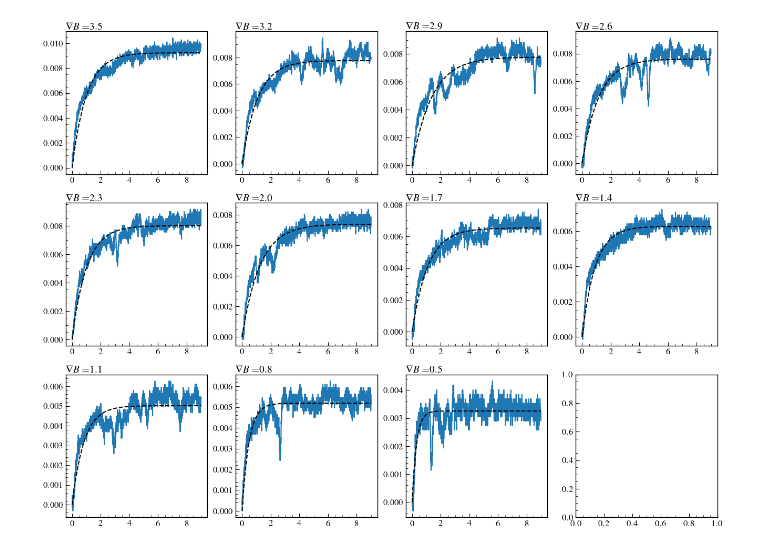
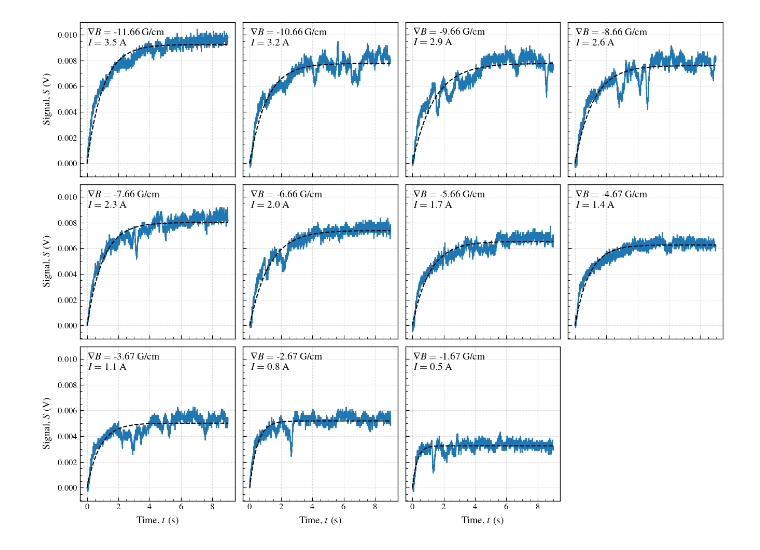
Before and after one commit to nrneubert/AEIEP, a Jupyter notebook: MOT/gradient.ipynb, the cells around one changed output. Saved outputs shown, nothing was run; the diff lists cells and outputs as text; code cells hidden in the pictures.

Commit message:
finished gradient..

```diff
--- a/MOT/gradient.ipynb
+++ b/MOT/gradient.ipynb
@@ -7,30 +7,35 @@ from scipy.optimize import curve_fit
 import sys
 sys.path.append('../')
 import mp1_config
-from tqdm import tqdm
-
-path = "./Data/Gradient/"
-all_files = sorted([os.path.join(path, file) for file in os.listdir(path)])
 
 def strip_file_name(file_name: str) :
     return int(file_name.split(sep='_')[-1].split('.csv')[0])
 
-def get_gradient(file_name: str) :
-    global files
+def get_amps(file_name: str) :
+    global all_files
     number = strip_file_name(file_name)
-    first_number = strip_file_name(files[0])
+    first_number = strip_file_name(all_files[0])
     gradient = (3.5 - 0.3*(number - first_number))
     return np.around(gradient,1)
+
+def get_gradient(I) :
+    N = 80 # unitless, #turns for both coils
+    R = 0.04 # m, radius of coils
+    L = 0.08 # m, distance between coils
+    mu = 4*np.pi*1e-7 #N / A^2
+    geometry= R**2 * L / (R**2 + L**2/4)**(5/2)
+    result = - mu * 3/2 * I * N * geometry # T / m
+    dBdx = result *1e4/1e2 # G / cm
+    return dBdx
 
 def remove_trigger(time: np.array, signal:  np.array) :
     mask = time >= 0
     return (time[mask], signal[mask])
 
-def load_data(file: str, normalization=1) :
+def load_data(file: str) :
     data = np.loadtxt(file, skiprows=2, delimiter=',')
     time, signal = remove_trigger(data[:,0], data[:,1])
     signal = signal - signal[0]
-    signal = signal / normalization
 
     return time, signal
 
@@ -52,27 +60,41 @@ def plot_fit(ax, popt, pcov, time, signal) :
 # %%
 rows, cols = 3, 4
-fig, axs = plt.subplots(3,4, figsize=(4*cols, 4*rows))
+fig, axs = plt.subplots(rows,cols, figsize=(4*cols, 4*rows), sharex=True, sharey=True)
+fig.subplots_adjust(wspace=0.05, hspace=0.05)
 
 norm = 1
 
+amps = []
 grad_bs = []
 a_opts = []
 tau_opts = []
 
 zips = zip(all_files, axs.flatten())
 for i, (file_to_use, ax) in enumerate(zips) :
 
-    b_field = get_gradient(file_to_use)
-    time, signal = load_data(file_to_use, index)
+    amp = get_amps(file_to_use)
+    b_field = get_gradient(amp)
+
+    time, signal = load_data(file_to_use)
 
     popt, pcov = fit_exponential(time, signal)
 
     ax.plot(time, signal)
-    ax.set_title(rf'$\nabla B = ${b_field}', pad=-20, loc='left')
     plot_fit(ax, popt, pcov, time, signal)
 
+    ax.set_title(rf'$\nabla B =$ {b_field:.2f} G/cm'+'\n'+rf'$I =$ {amp} A', pad=-20, loc='left', transform=ax.transAxes, x=0.05, y=0.85, fontsize=14)
+    ax.grid(alpha=0.25)
+
+    amps.append(amp)
     grad_bs.append(b_field)
     a_opts.append(popt[0])
     tau_opts.append(popt[1])
+
+miss_subplots = (rows*cols) - len(all_files)
+for i in range(miss_subplots) :
+    axs.flatten()[::-1][i].remove()
+
+for ax in axs[-1] : ax.set_xlabel("Time, $t$ (s)")
+for ax in axs[:,0] : ax.set_ylabel("Signal, $S$ (V)")
 # %% [output]
-[figure, old version]
+[figure, new version]
```
Also changed, not shown: parts of 3 cells of this notebook.
